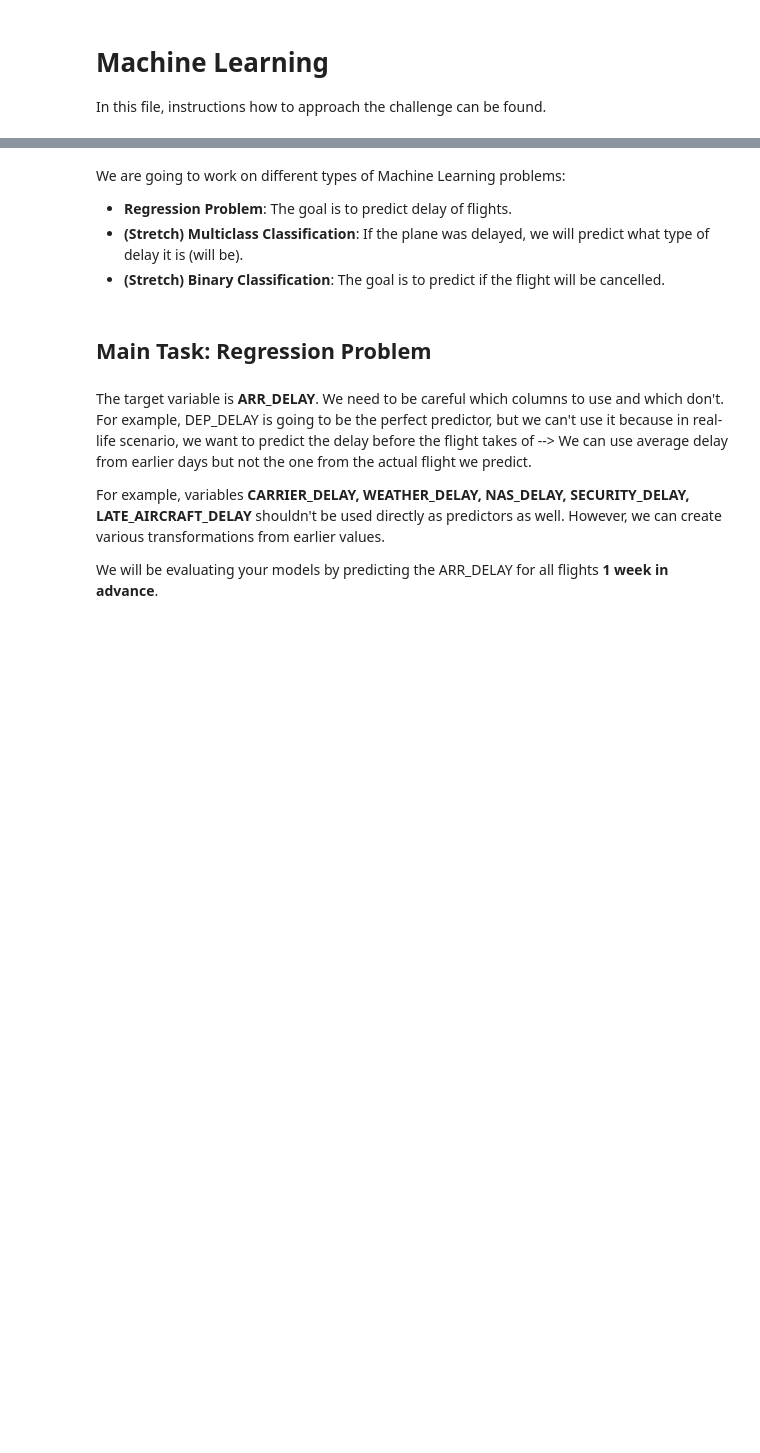
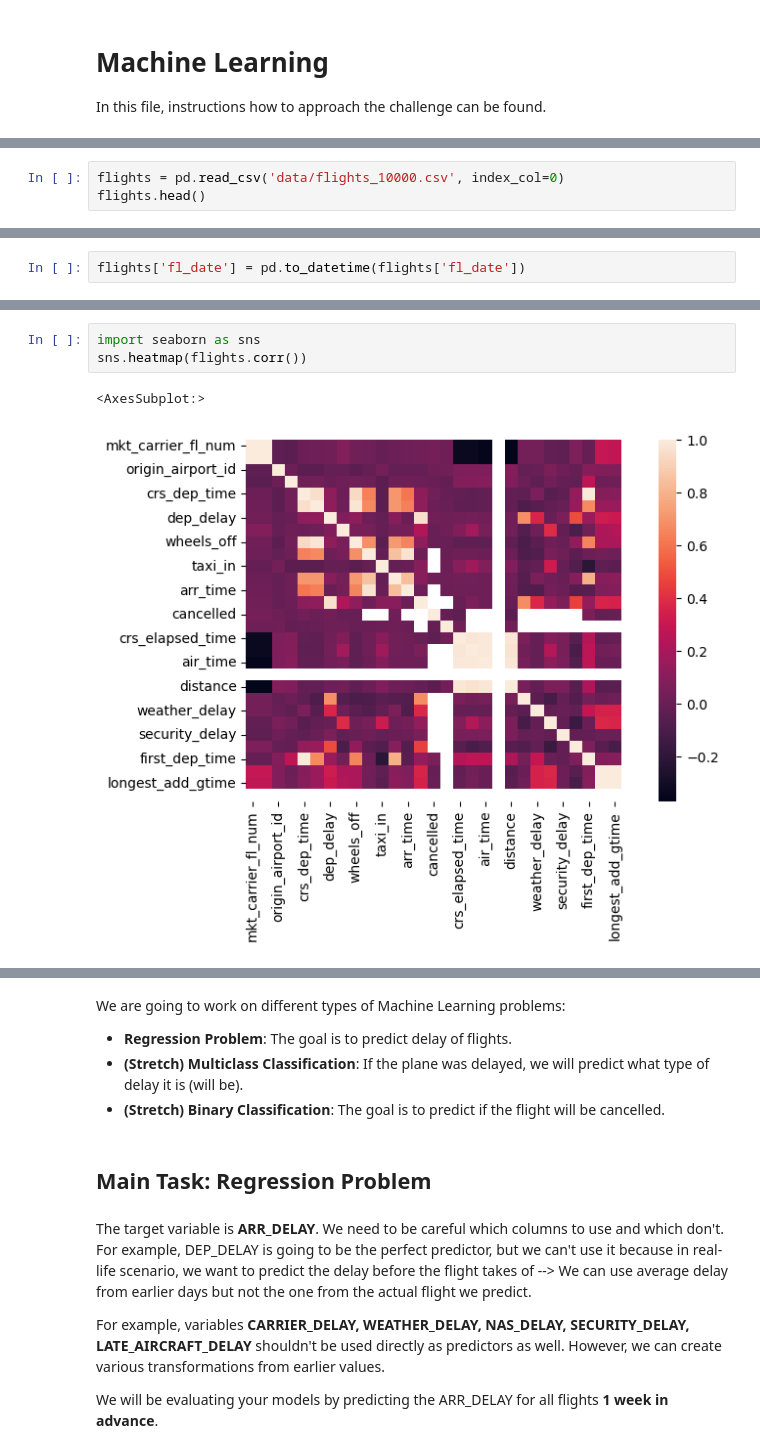
Before and after one commit to BRCanada/Flight-Delay-Prediction, a Jupyter notebook: modeling-BR.ipynb, the cells around one changed output, grey strips where cells are left out. Cells and saved outputs as stored; diff of their text form; blank space fills up the shorter version.

```diff
--- a/modeling-BR.ipynb
+++ b/modeling-BR.ipynb
@@ -4,0 +11,3 @@ In this file, instructions how to approach the challenge can be found.
+# %%
+flights = pd.read_csv('data/flights_10000.csv', index_col=0)
+flights.head()
@@ -4,0 +40,2 @@ In this file, instructions how to approach the challenge can be found.
+# %%
+flights['fl_date'] = pd.to_datetime(flights['fl_date'])
@@ -4,0 +100,6 @@ In this file, instructions how to approach the challenge can be found.
+# %%
+import seaborn as sns
+sns.heatmap(flights.corr())
+# %% [output]
+<AxesSubplot:>
+[figure, added]
```
Also changed, not shown: parts of 38 cells of this notebook.
